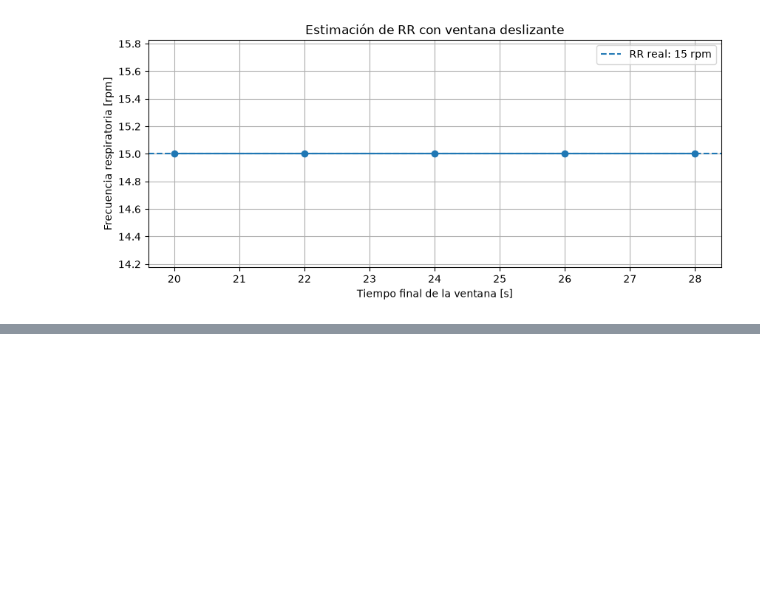
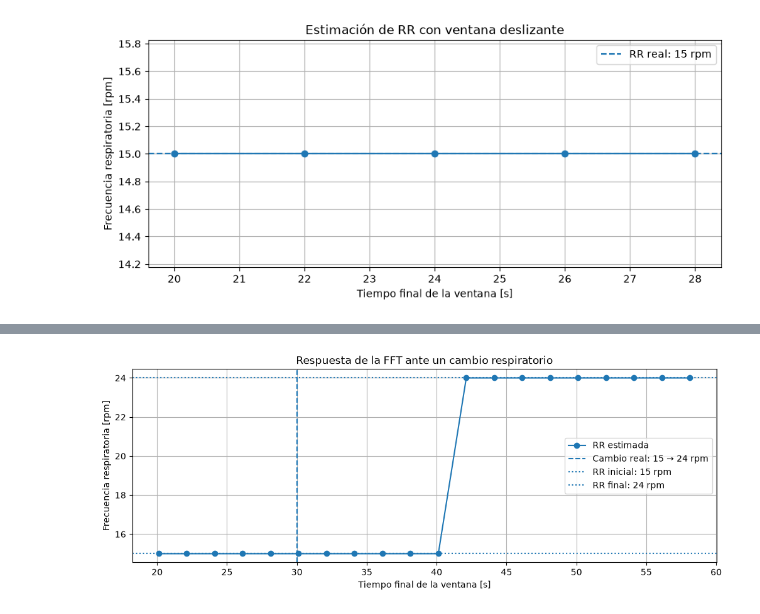
Before and after one commit to carlosgmontoya/respiratory-rate-ppg, a Jupyter notebook: notebooks/01_synthetic_ppg.ipynb, the cells around one changed output, grey strips where cells are left out. Saved outputs shown, nothing was run; the diff lists cells and outputs as text; code cells hidden in the pictures; blank space fills up the shorter version.

```diff
--- a/notebooks/01_synthetic_ppg.ipynb
+++ b/notebooks/01_synthetic_ppg.ipynb
@@ -517,0 +666,27 @@ plt.show()
+# %%
+plt.figure(figsize=(12, 4))
+
+plt.plot(
+    tiempos_finales,
+    resultados_rr,
+    marker="o",
+    label="RR estimada"
+)
+
+plt.axvline(
+    t_cambio,
+    linestyle="--",
+    label="Cambio real: 15 → 24 rpm"
+)
+
+plt.axhline(15, linestyle=":", label="RR inicial: 15 rpm")
+plt.axhline(24, linestyle=":", label="RR final: 24 rpm")
+
+plt.xlabel("Tiempo final de la ventana [s]")
+plt.ylabel("Frecuencia respiratoria [rpm]")
+plt.title("Respuesta de la FFT ante un cambio respiratorio")
+plt.grid()
+plt.legend()
+plt.show()
+# %% [output]
+[figure, added]
```
Also changed, not shown: parts of 32 cells of this notebook.
